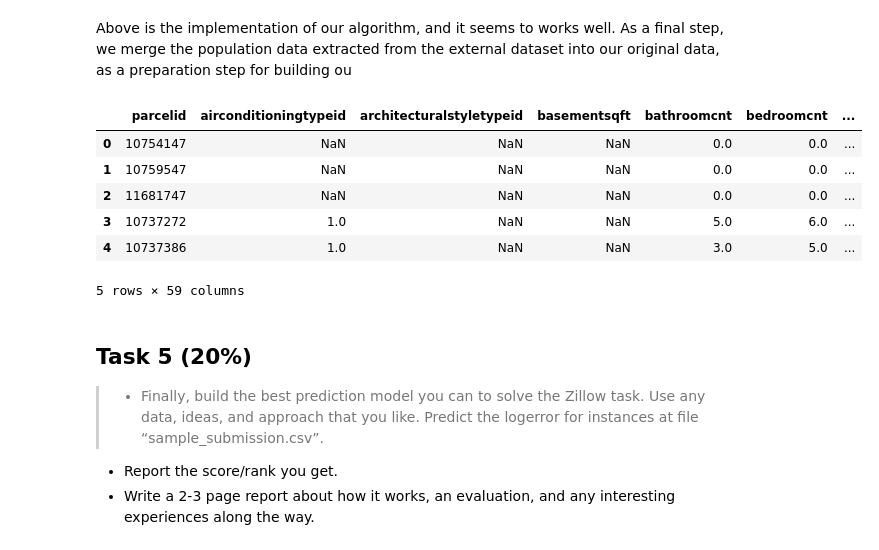
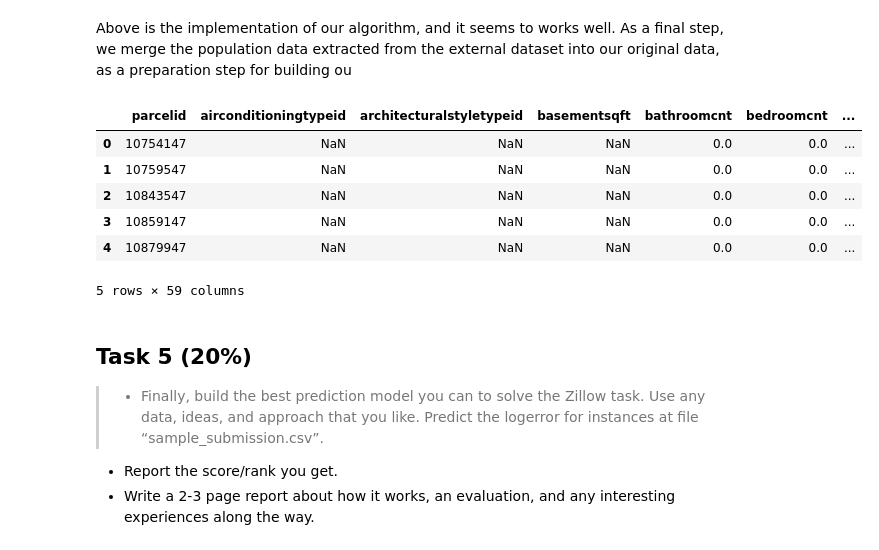
Before and after one commit to trungnguyencs/Automatic-Singing-Evaluation, a Jupyter notebook: HW3/HW3.ipynb, the cells around one changed output. Cells and saved outputs as stored; diff of their text form; code cells hidden in the pictures.

Commit message:
Fix merge Q4

```diff
--- a/HW3/HW3.ipynb
+++ b/HW3/HW3.ipynb
@@ -425,21 +425,23 @@ zipToAd
 Above is the implementation of our algorithm, and it seems to works well. As a final step, we merge the population data extracted from the external dataset into our original data, as a preparation step for building ou
 # %%
 zipToAd["regionidzip"] = zipToAd["regionidzip"].values.astype(int)
+
+zipToAd.drop_duplicates(["regionidzip"], inplace=True)
 
 population_data = pd.read_csv("censuspopulation.csv")
 population_data.columns = ["zipcode", "population"]
 
-zipWithPopulation = pd.merge(zipToAd, population_data, how="inner", on=["zipcode"])
+zipWithPopulation = pd.merge(zipToAd, population_data, how="left", on=["zipcode"])
 # %%
-df_augmented = pd.merge(df, zipWithPopulation[["regionidzip", "population"]], on=["regionidzip"])
+df_augmented = pd.merge(df, zipWithPopulation[["regionidzip", "population"]], how="left", on=["regionidzip"])
 df_augmented.head()
 # %% [output]
 |  | parcelid | airconditioningtypeid | architecturalstyletypeid | basementsqft | bathroomcnt | bedroomcnt | ... |
 | 0 | 10754147 | NaN | NaN | NaN | 0.0 | 0.0 | ... |
 | 1 | 10759547 | NaN | NaN | NaN | 0.0 | 0.0 | ... |
-| 2 | 11681747 | NaN | NaN | NaN | 0.0 | 0.0 | ... |
-| 3 | 10737272 | 1.0 | NaN | NaN | 5.0 | 6.0 | ... |
-| 4 | 10737386 | 1.0 | NaN | NaN | 3.0 | 5.0 | ... |
+| 2 | 10843547 | NaN | NaN | NaN | 0.0 | 0.0 | ... |
+| 3 | 10859147 | NaN | NaN | NaN | 0.0 | 0.0 | ... |
+| 4 | 10879947 | NaN | NaN | NaN | 0.0 | 0.0 | ... |
 5 rows × 59 columns
 # %% [markdown]
 ## Task 5 (20%)
```
Also changed, not shown: parts of 1 cell of this notebook.
